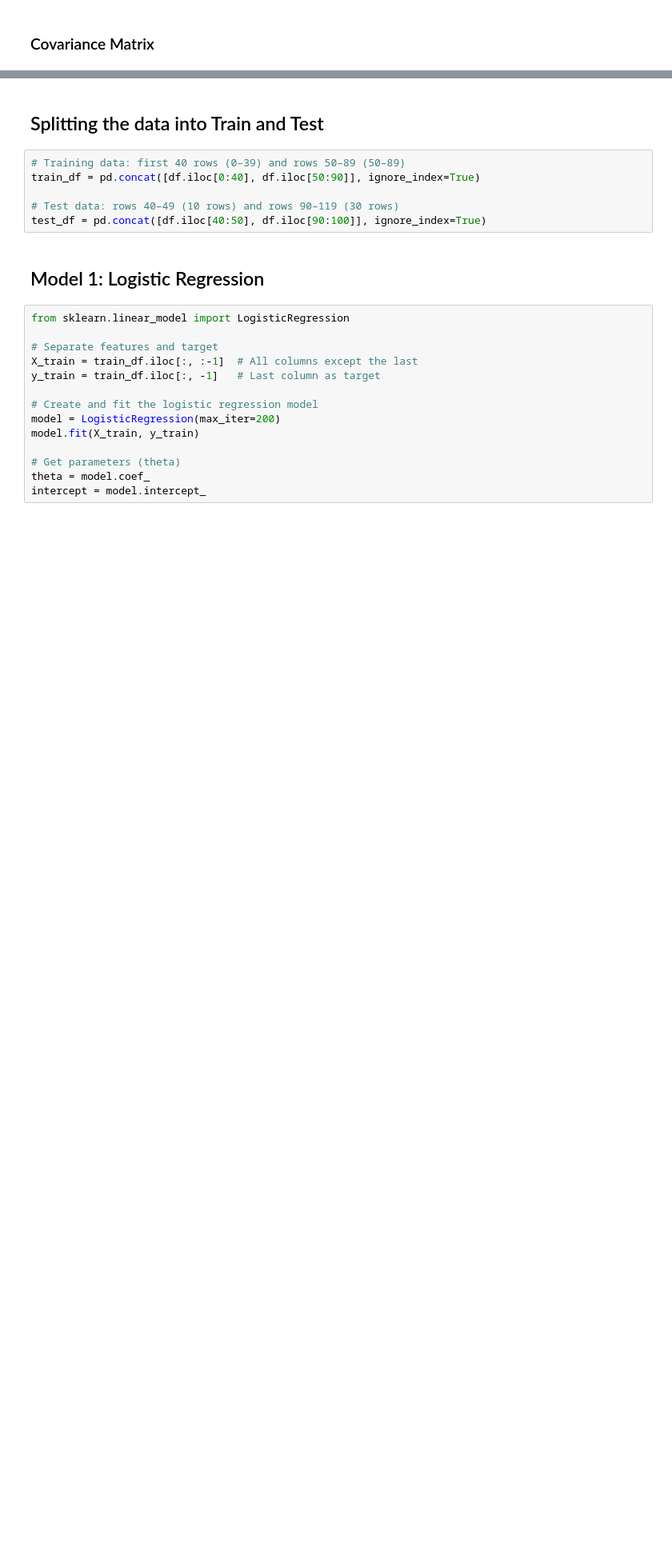
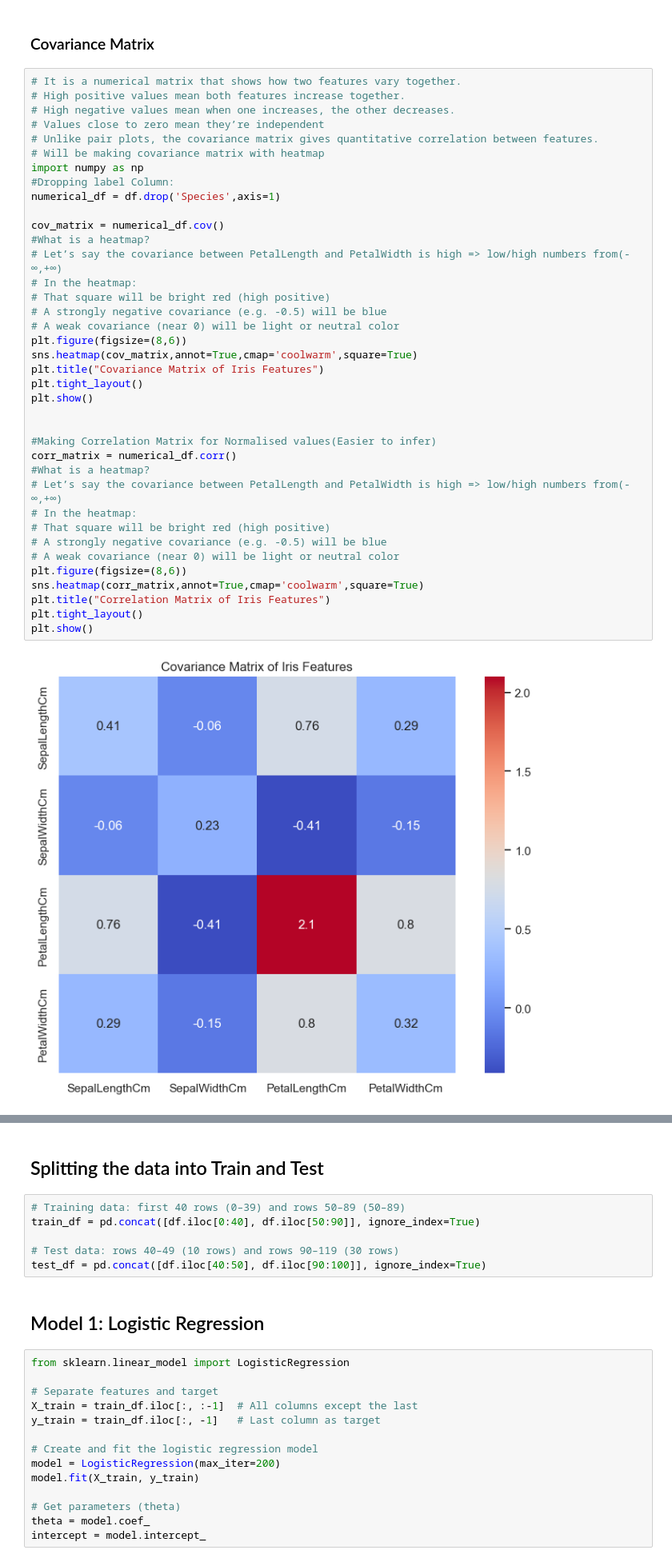
Before and after one commit to ExusBurn/MLStuff, a Jupyter notebook: IrisClassification/IrisClassification.ipynb, the cells around one changed output, grey strips where cells are left out. Shown: that part at 80% size. Cells and saved outputs as stored; diff of their text form; blank space fills up the shorter version.

```diff
--- a/IrisClassification/IrisClassification.ipynb
+++ b/IrisClassification/IrisClassification.ipynb
@@ -47,2 +116,42 @@ df.head()
 # %% [markdown]
 ### Covariance Matrix
+# %%
+# It is a numerical matrix that shows how two features vary together.
+# High positive values mean both features increase together.
+# High negative values mean when one increases, the other decreases.
+# Values close to zero mean they’re independent
+# Unlike pair plots, the covariance matrix gives quantitative correlation between features.
+# Will be making covariance matrix with heatmap
+import numpy as np
+#Dropping label Column:
+numerical_df = df.drop('Species',axis=1)
+
+cov_matrix = numerical_df.cov()
+#What is a heatmap?
+# Let’s say the covariance between PetalLength and PetalWidth is high => low/high numbers from(-∞,+∞)
+# In the heatmap:
+# That square will be bright red (high positive)
+# A strongly negative covariance (e.g. -0.5) will be blue
+# A weak covariance (near 0) will be light or neutral color
+plt.figure(figsize=(8,6))
+sns.heatmap(cov_matrix,annot=True,cmap='coolwarm',square=True)
+plt.title("Covariance Matrix of Iris Features")
+plt.tight_layout()
+plt.show()
+
+
+#Making Correlation Matrix for Normalised values(Easier to infer)
+corr_matrix = numerical_df.corr()
+#What is a heatmap?
+# Let’s say the covariance between PetalLength and PetalWidth is high => low/high numbers from(-∞,+∞)
+# In the heatmap:
+# That square will be bright red (high positive)
+# A strongly negative covariance (e.g. -0.5) will be blue
+# A weak covariance (near 0) will be light or neutral color
+plt.figure(figsize=(8,6))
+sns.heatmap(corr_matrix,annot=True,cmap='coolwarm',square=True)
+plt.title("Correlation Matrix of Iris Features")
+plt.tight_layout()
+plt.show()
+# %% [output]
+[figure, added]
```
Also changed, not shown: parts of 18 cells of this notebook, 1 other file.
